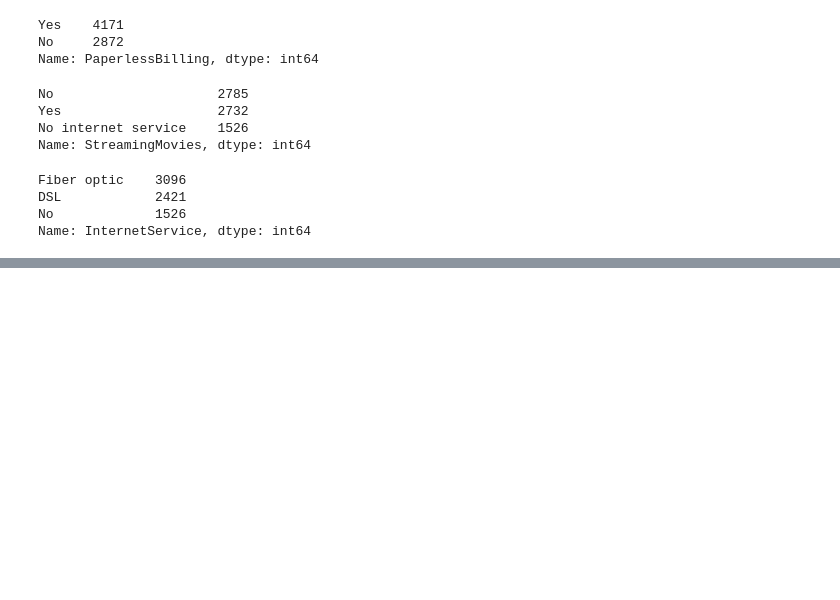
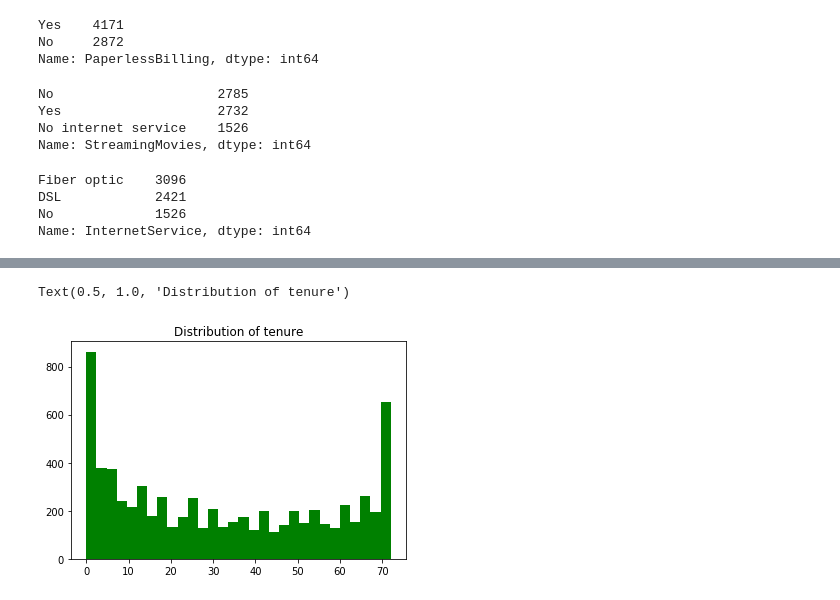
Before and after one commit to SANYAM1996/scatter-plotter, a Jupyter notebook: DS_PROB.ipynb, the cells around one changed output, grey strips where cells are left out. Drawn from its saved outputs; the diff is of its cells as text; code cells hidden in the pictures; blank space fills up the shorter version.

```diff
--- a/DS_PROB.ipynb
+++ b/DS_PROB.ipynb
@@ -178,0 +194,6 @@ Name: InternetService, dtype: int64
+# %%
+plt.hist(data['tenure'],bins = 30,color = 'green')
+plt.title('Distribution of tenure')
+# %% [output]
+Text(0.5, 1.0, 'Distribution of tenure')
+[figure, added]
```
Also changed, not shown: parts of 12 cells of this notebook.
